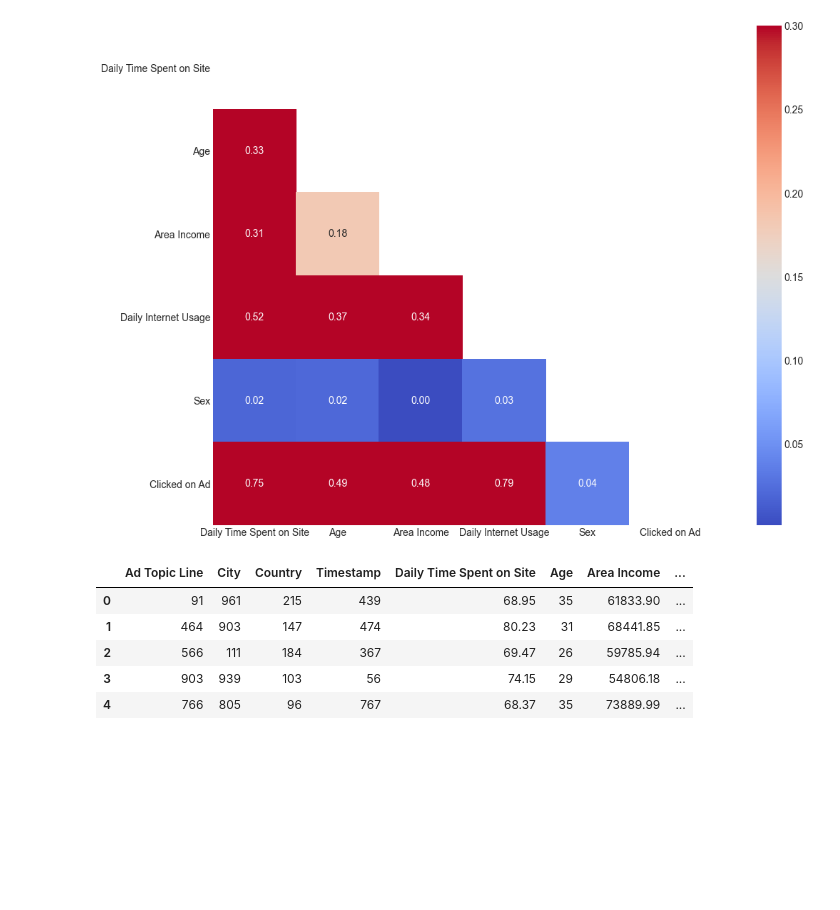
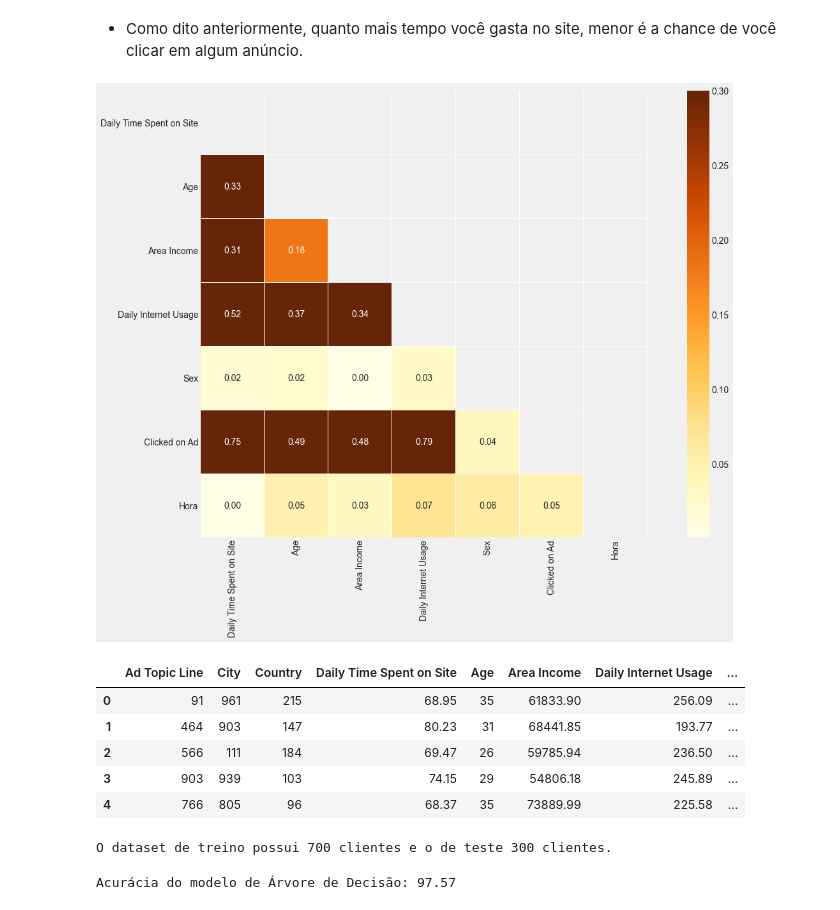
Before and after one commit to danjour/Data-Science, a Jupyter notebook: Advertising.ipynb, the cells around one changed output. Saved outputs shown, nothing was run; the diff lists cells and outputs as text; code cells hidden in the pictures; blank space fills up the shorter version.

Commit message:
Add files via upload
Alteração nos visuais e alteração no modelo de predição.

```diff
--- a/Advertising.ipynb
+++ b/Advertising.ipynb
@@ -23,0 +28,3 @@ df.rename({'Male': 'Sex'}, axis=1, inplace=True)
+# %%
+def extrair(coluna):
+    return coluna[11:13]
@@ -23,0 +33,2 @@ df.rename({'Male': 'Sex'}, axis=1, inplace=True)
+# %%
+df['Hora'] = pd.to_numeric(df['Timestamp'].map(extrair))
@@ -66,7 +130,7 @@ sns.displot(x='Age',hue='Sexo',data=df,element="step",multiple="stack")
 # %%
-plt.figure(figsize=(12,6))
-sns.set_style('whitegrid')
-ax=sns.countplot(x='Sexo',data=df,hue='Sexo')
+
+plt.figure(figsize=(12,8))
+ax=sns.countplot(x='Sexo',data=df,hue='Click')
 for p in ax.patches:
-    ax.annotate('{:0.0f}'.format(p.get_height()), (p.get_x()+0.2, p.get_height()+2),ha='center')
+    ax.annotate('{:0.2f}%'.format(p.get_height()/len(df)*100), (p.get_x()+0.2, p.get_height()+2),ha='center')
 # %% [output]
@@ -111,7 +137,0 @@ plt.style.use('fivethirtyeight')
-# %%
-plt.style.use('fivethirtyeight')
-plt.figure(figsize=(12,8))
-sns.set_style('whitegrid')
-ax=sns.countplot(x='Sexo',data=df,hue='Click')
-for p in ax.patches:
-    ax.annotate('{:0.2f}%'.format(p.get_height()/len(df)*100), (p.get_x()+0.2, p.get_height()+2),ha='center')
@@ -125,19 +145,21 @@ sns.violinplot(x='Daily Time Spent on Site', y='Click', data=df)
+# %% [markdown]
+- Como dito anteriormente, quanto mais tempo você gasta no site, menor é a chance de você clicar em algum anúncio.
 # %%
 del df['Click']
 del df['Sexo']
 # %%
 corr_data = df.corr()
 
 mask = np.zeros_like(corr_data)
 
 mask[np.triu_indices_from(mask)] = True
 
 plt.figure(figsize=(20,12))
 
-sns.heatmap(corr_data.abs(),cmap='coolwarm', annot=True, fmt='.2f',square=True,mask=mask, vmax=.3)
+sns.heatmap(corr_data.abs(),cmap='YlOrBr', annot=True, fmt='.2f',square=True,mask=mask, vmax=.3,linewidths=.5)
 plt.show()
 # %% [output]
-[figure, old version]
+[figure, new version]
 # %%
 from sklearn.preprocessing import LabelEncoder
 cat_data = df.select_dtypes(include = 'object')
@@ -149,9 +171,9 @@ for i in cat_data.columns:
 df = pd.concat([cat_data, num_data], axis = 1)
 df.head()
 # %% [output]
-|  | Ad Topic Line | City | Country | Timestamp | Daily Time Spent on Site | Age | Area Income | ... |
-| 0 | 91 | 961 | 215 | 439 | 68.95 | 35 | 61833.90 | ... |
-| 1 | 464 | 903 | 147 | 474 | 80.23 | 31 | 68441.85 | ... |
-| 2 | 566 | 111 | 184 | 367 | 69.47 | 26 | 59785.94 | ... |
-| 3 | 903 | 939 | 103 | 56 | 74.15 | 29 | 54806.18 | ... |
-| 4 | 766 | 805 | 96 | 767 | 68.37 | 35 | 73889.99 | ... |
+|  | Ad Topic Line | City | Country | Daily Time Spent on Site | Age | Area Income | Daily Internet Usage | ... |
+| 0 | 91 | 961 | 215 | 68.95 | 35 | 61833.90 | 256.09 | ... |
+| 1 | 464 | 903 | 147 | 80.23 | 31 | 68441.85 | 193.77 | ... |
+| 2 | 566 | 111 | 184 | 69.47 | 26 | 59785.94 | 236.50 | ... |
+| 3 | 903 | 939 | 103 | 74.15 | 29 | 54806.18 | 245.89 | ... |
+| 4 | 766 | 805 | 96 | 68.37 | 35 | 73889.99 | 225.58 | ... |
@@ -157,0 +183,16 @@ df.head()
+# %%
+print('O dataset de treino possui {} clientes e o de teste {} clientes.'.format(x_treino.shape[0], x_teste.shape[0]))
+# %% [output]
+O dataset de treino possui 700 clientes e o de teste 300 clientes.
+# %%
+from sklearn.tree import DecisionTreeClassifier
+# criar um modelo de árvore de decisão
+modelo_tree = DecisionTreeClassifier(max_depth=4)
+modelo_tree.fit(x_treino,y_treino)
+
+# verificar a acurácia do modelo
+acc_tree = round(modelo_tree.score(x_treino,y_treino) * 100, 2)
+print("Acurácia do modelo de Árvore de Decisão: {}".format(acc_tree))
+predicao_tree=modelo_tree.predict(x_teste)
+# %% [output]
+Acurácia do modelo de Árvore de Decisão: 97.57
```
Also changed, not shown: parts of 35 cells of this notebook.
